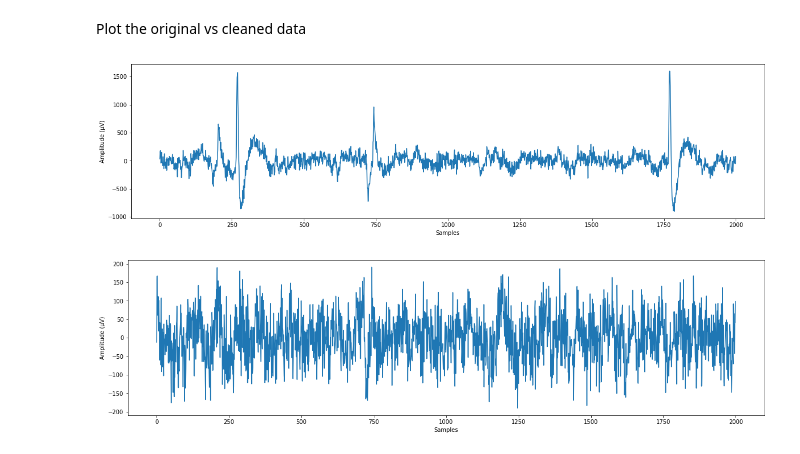
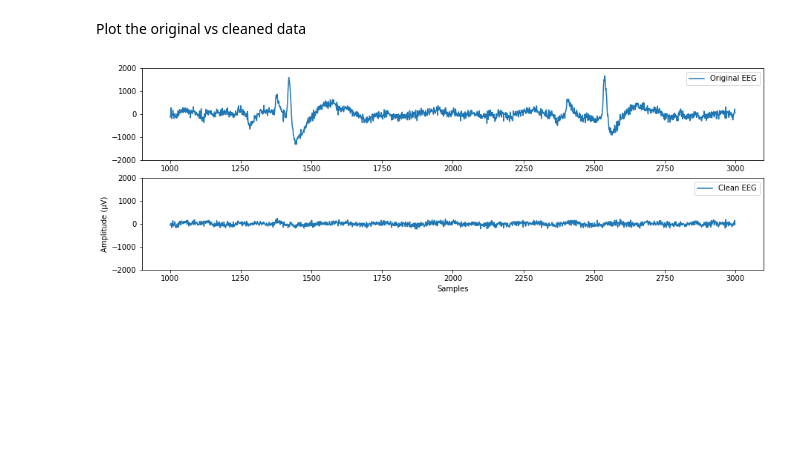
Before and after one commit to tomryder44/Grasp-and-Lift-EEG-Detection, a Jupyter notebook: notebooks/ICA_testing.ipynb, the cells around one changed output. Cells and saved outputs as stored; diff of their text form; code cells hidden in the pictures; blank space fills up the shorter version.

```diff
--- a/notebooks/ICA_testing.ipynb
+++ b/notebooks/ICA_testing.ipynb
@@ -42,18 +42,19 @@ indep_sources[:, eyeblink_channel] = 0
 x_clean = ica.inverse_transform(indep_sources)
 # %% [markdown]
 Plot the original vs cleaned data
-# %%
-fig, ax = plt.subplots(figsize=(20,5))
-ax.plot(x[1000:3000, 0])
-plt.ylabel('Amplitude (µV)')
-plt.xlabel('Samples')
-plt.show()
-
-fig, ax = plt.subplots(figsize=(20,5))
-ax.plot(x_clean[1000:3000, 0])
-plt.ylabel('Amplitude (µV)')
-plt.xlabel('Samples')
-plt.show()
-# %% [output]
-[figure, removed]
-[figure, removed]
+# %%
+fig, ax = plt.subplots(nrows=2, ncols=1, figsize=(15,5))
+
+ax[0].plot(range(1000,3000), x[1000:3000, 0], label='Original EEG')
+ax[0].legend()
+ax[0].set_ylim([-2000,2000])
+
+ax[1].plot(range(1000,3000), x_clean[1000:3000, 0], label='Clean EEG')
+ax[1].legend()
+ax[1].set_ylim([-2000,2000])
+
+plt.ylabel('Amplitude (µV)')
+plt.xlabel('Samples')
+plt.show()
+# %% [output]
+[figure, added]
```
Also changed, not shown: parts of 4 cells of this notebook.
